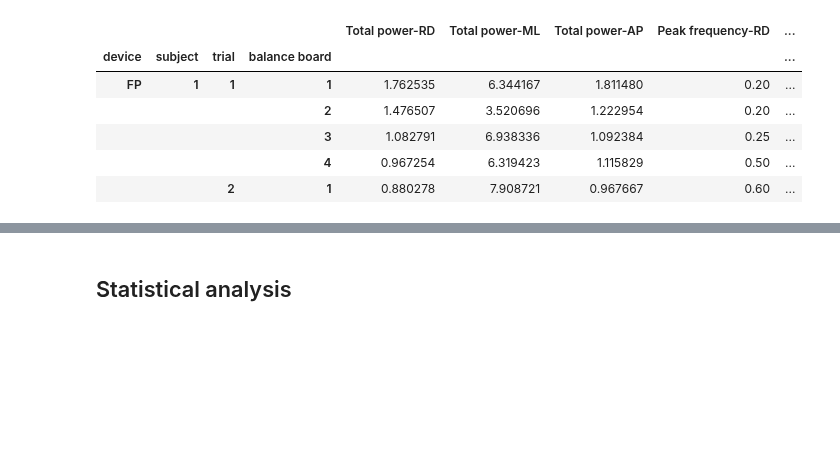
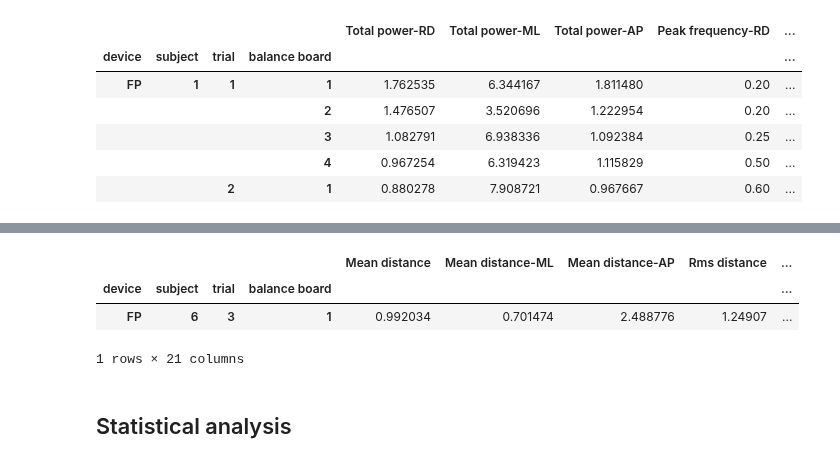
Before and after one commit to Antoninj/master_thesis, a Jupyter notebook: notebooks/feature_results_statistical_analysis.ipynb, the cells around one changed output, grey strips where cells are left out. Drawn from its saved outputs; the diff is of its cells as text; code cells hidden in the pictures; blank space fills up the shorter version.

```diff
--- a/notebooks/feature_results_statistical_analysis.ipynb
+++ b/notebooks/feature_results_statistical_analysis.ipynb
@@ -173,3 +188,15 @@ fp_freq.head()
+# %%
+fp_outlier_values = fp_time.loc[(fp_time.index.get_level_values('subject') == outlier_index[0][1])
+                                           & (fp_time.index.get_level_values('trial') == outlier_index[0][2])
+                                           & (fp_time.index.get_level_values('balance board') == outlier_index[0][3])
+                                          ]
+
+fp_outlier_values
+# %% [output]
+|  |  |  |  | Mean distance | Mean distance-ML | Mean distance-AP | Rms distance | ... |
+| device | subject | trial | balance board |  |  |  |  | ... |
+| FP | 6 | 3 | 1 | 0.992034 | 0.701474 | 2.488776 | 1.24907 | ... |
+1 rows × 21 columns
 # %% [markdown]
 ## Statistical analysis
 # %% [markdown]
```
Also changed, not shown: parts of 3 cells of this notebook, 3 other files.
